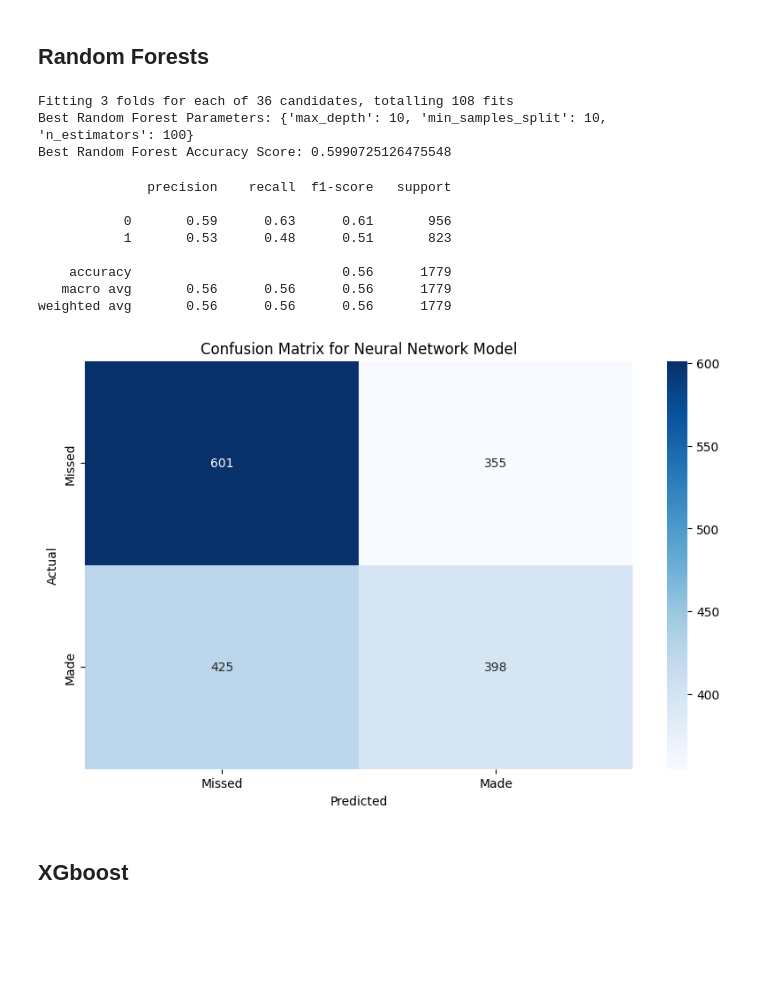
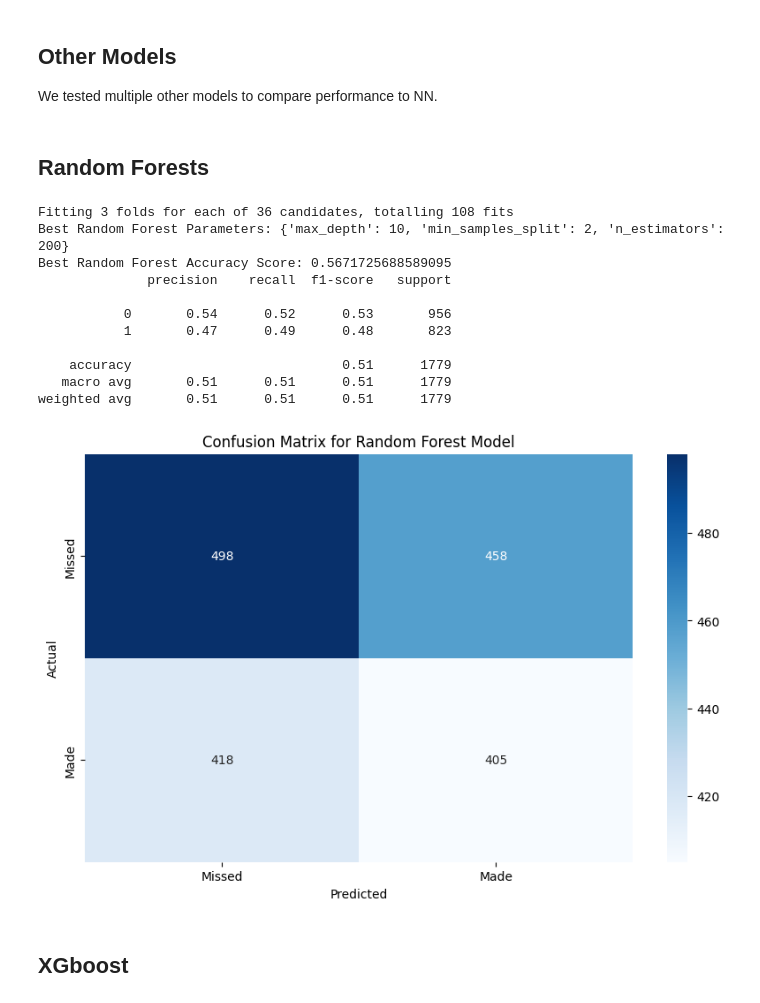
Before and after one commit to raulsharma21/NBA-Actions, a Jupyter notebook: code/shot_predictor.ipynb, the cells around one changed output. Cells and saved outputs as stored; diff of their text form; code cells hidden in the pictures; blank space fills up the shorter version.

```diff
--- a/code/shot_predictor.ipynb
+++ b/code/shot_predictor.ipynb
@@ -142,44 +222,47 @@ weighted avg       0.57      0.57      0.57      1779
+# %% [markdown]
+## Other Models
+We tested multiple other models to compare performance to NN.
 # %% [markdown]
 ## Random Forests
 # %%
 from sklearn.ensemble import RandomForestClassifier
 from sklearn.model_selection import GridSearchCV
 
 rf = RandomForestClassifier(random_state=42, class_weight='balanced')
 param_grid = {'n_estimators': [50, 100, 200],
               'max_depth': [None, 10, 20, 30],
               'min_samples_split': [2, 5, 10]}
 
 grid_search = GridSearchCV(estimator=rf, param_grid=param_grid, cv=3, verbose=1, n_jobs=-1, scoring='accuracy')
 grid_search.fit(X_train, y_train)
 
 print(f'Best Random Forest Parameters: {grid_search.best_params_}')
 print(f'Best Random Forest Accuracy Score: {grid_search.best_score_}')
+rf_best = grid_search.best_estimator_
+y_pred = (rf_best.predict(X_test > 0.485)).astype(int)
+print(classification_report(y_test, y_pred))
+
+plt.figure(figsize=(10, 6))
+sns.heatmap(confusion_matrix(y_test, y_pred), annot=True, fmt='d', cmap='Blues', xticklabels=['Missed', 'Made'], yticklabels=['Missed', 'Made'])
+plt.title('Confusion Matrix for Random Forest Model')
+plt.xlabel('Predicted')
+plt.ylabel('Actual')
+plt.show()
+rf_best = grid_search.best_estimator_
+y_pred = (rf_best.predict(X_test > 0.485)).astype(int)
 # %% [output]
 Fitting 3 folds for each of 36 candidates, totalling 108 fits
-Best Random Forest Parameters: {'max_depth': 10, 'min_samples_split': 10, 'n_estimators': 100}
-Best Random Forest Accuracy Score: 0.5990725126475548
+Best Random Forest Parameters: {'max_depth': 10, 'min_samples_split': 2, 'n_estimators': 200}
+Best Random Forest Accuracy Score: 0.5671725688589095
+              precision    recall  f1-score   support
+
+           0       0.54      0.52      0.53       956
+           1       0.47      0.49      0.48       823
+
+    accuracy                           0.51      1779
+   macro avg       0.51      0.51      0.51      1779
+weighted avg       0.51      0.51      0.51      1779
+[figure, added]
-# %%
-rf_best = grid_search.best_estimator_
-y_pred = (rf_best.predict(X_test > 0.485)).astype(int)
-print(classification_report(y_test, y_pred))
-
-plt.figure(figsize=(10, 6))
-sns.heatmap(confusion_matrix(y_test, y_pred), annot=True, fmt='d', cmap='Blues', xticklabels=['Missed', 'Made'], yticklabels=['Missed', 'Made'])
-plt.title('Confusion Matrix for Neural Network Model')
-plt.xlabel('Predicted')
-plt.ylabel('Actual')
-plt.show()
-# %% [output]
-              precision    recall  f1-score   support
-
-           0       0.59      0.63      0.61       956
-           1       0.53      0.48      0.51       823
-
-    accuracy                           0.56      1779
-   macro avg       0.56      0.56      0.56      1779
-weighted avg       0.56      0.56      0.56      1779
-[figure, removed]
 # %% [markdown]
 ## XGboost
 # %%
```
Also changed, not shown: parts of 19 cells of this notebook, 2 other files.
